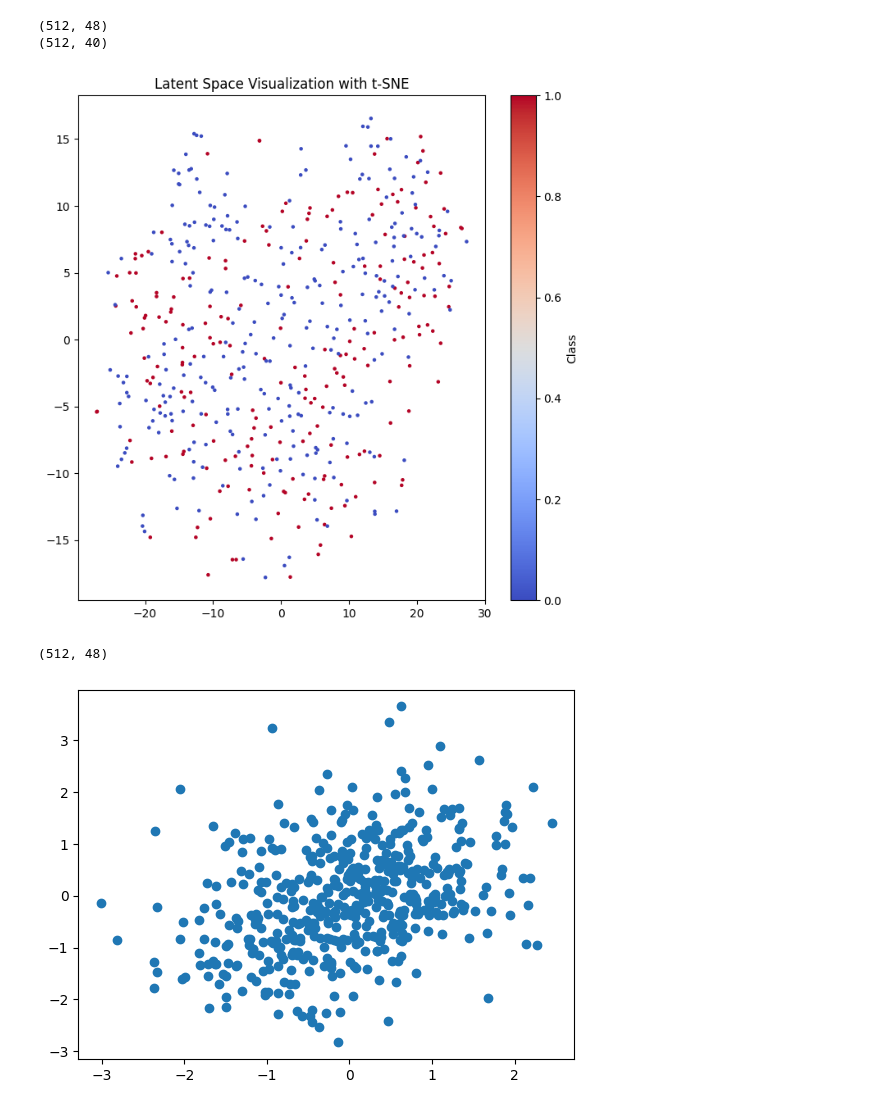
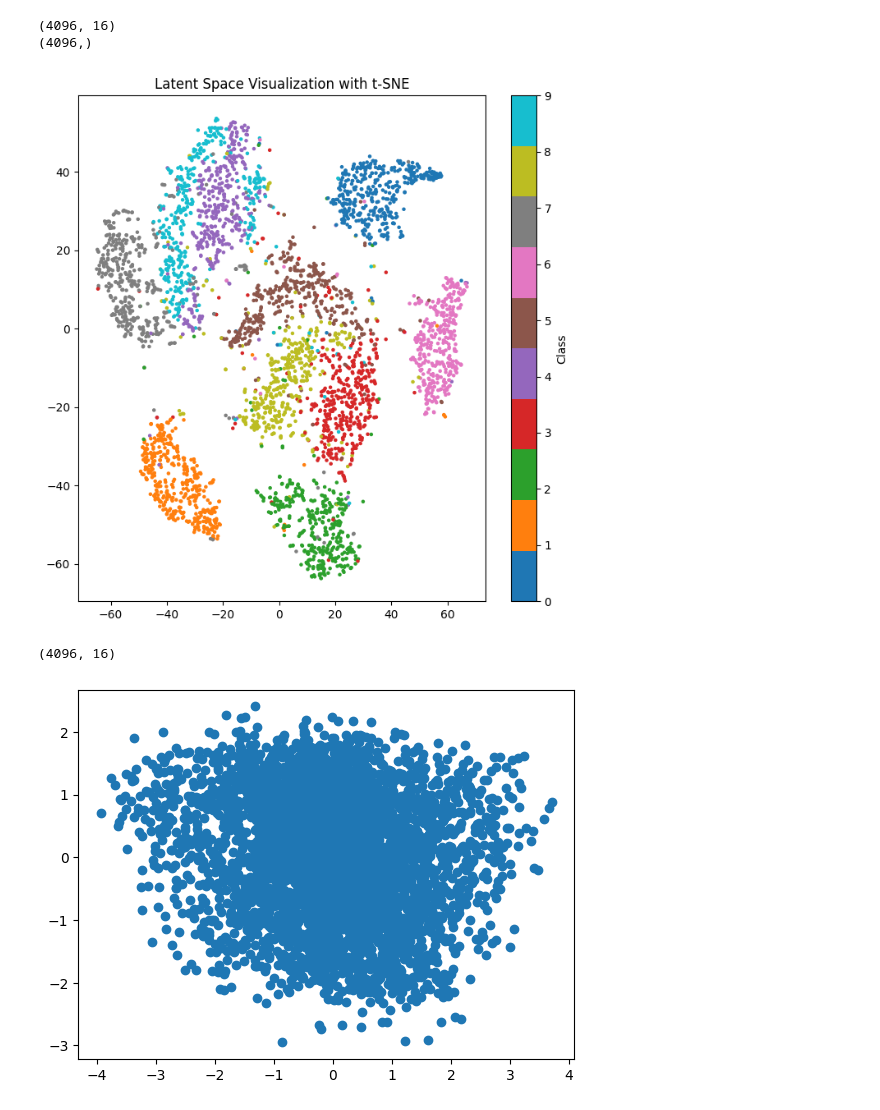
Before and after one commit to bv7dev/vae-lab, a Jupyter notebook: lab.ipynb, the cells around one changed output. Saved outputs shown, nothing was run; the diff lists cells and outputs as text; code cells hidden in the pictures.

```diff
--- a/lab.ipynb
+++ b/lab.ipynb
@@ -54,7 +54,7 @@ labels = []
 train_iter = iter(train_loader)
 
 with torch.no_grad():
-    for i in range(8):
+    for i in range(32):
         images, label = next(train_iter)
         images = images.to(device)
         recon, z, z_mean, z_log_var = vae(images)
@@ -66,31 +66,31 @@ labels = torch.cat(labels).cpu().numpy()
 print(latents.shape)
 print(labels.shape)
 # %% [output]
-(512, 48)
-(512, 40)
+(4096, 16)
+(4096,)
 # %%
 import matplotlib.pyplot as plt
 from sklearn.manifold import TSNE
 
 # Perform t-SNE on latent vectors
 tsne = TSNE(n_components=2, perplexity=30, random_state=42)
 latent_2d_tsne = tsne.fit_transform(latents)
 
 # Plot the t-SNE results
 plt.figure(figsize=(8, 8))
 
-scatter = plt.scatter(latent_2d_tsne[:, 0], latent_2d_tsne[:, 1], c=labels[:,20], cmap='coolwarm', s=5)
+scatter = plt.scatter(latent_2d_tsne[:, 0], latent_2d_tsne[:, 1], c=labels[:], cmap='tab10', s=5)
 
 plt.colorbar(scatter, label="Class")
 plt.title("Latent Space Visualization with t-SNE")
 plt.show()
 # %% [output]
-[figure, old version]
+[figure, new version]
 # %%
 # plot a 2d slice out of Nd latent space (for 2d latent it's a perfect representation)
 print(latents.shape)
 plt.scatter(latents[:,0], latents[:,1])
 plt.show()
 # %% [output]
-(512, 48)
+(4096, 16)
-[figure, old version]
+[figure, new version]
```
Also changed, not shown: parts of 3 cells of this notebook, 3 other files.
